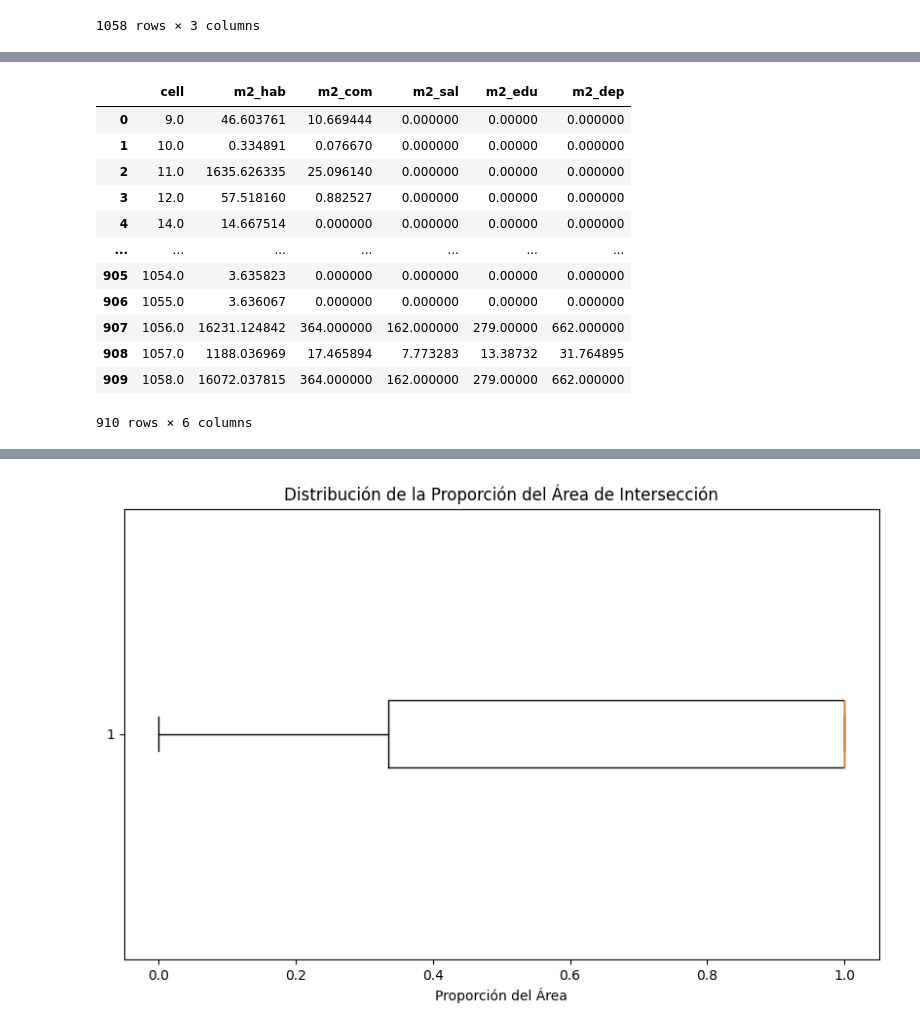
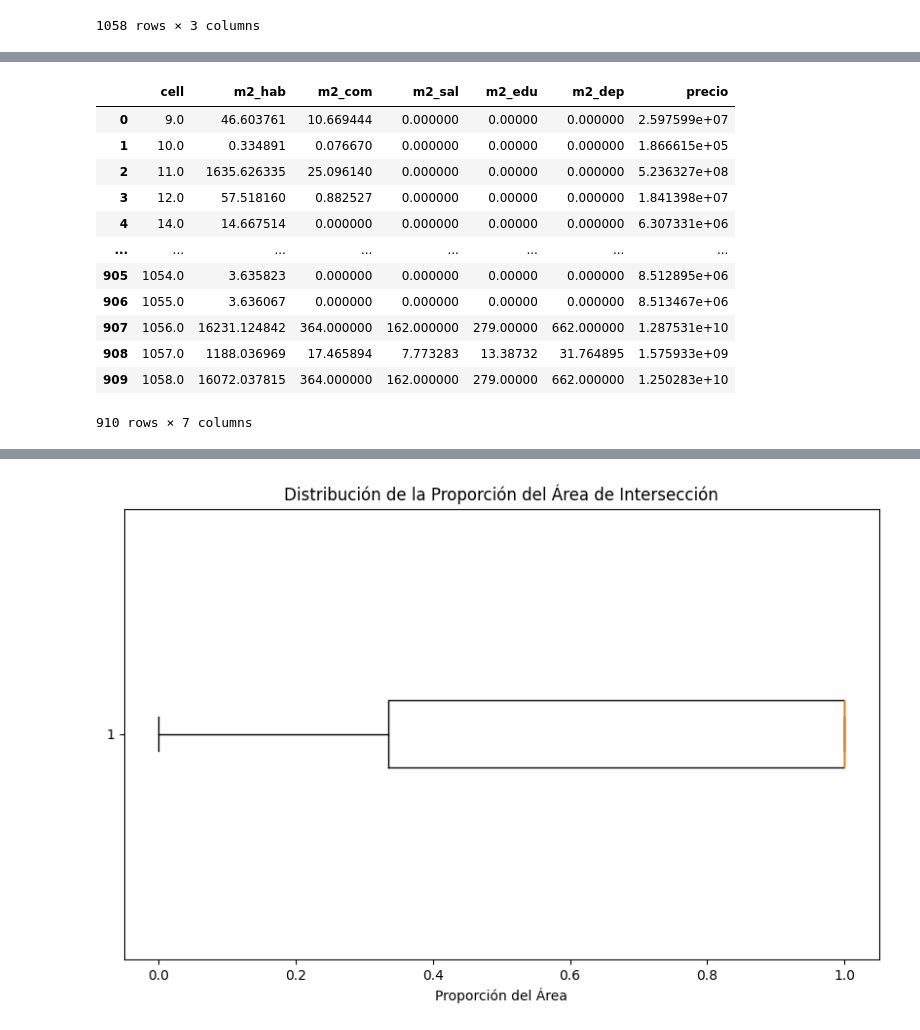
Before and after one commit to aariztiab/Labs-EMLU, a Jupyter notebook: Datos y ejemplos L05.ipynb, the cells around one changed output, grey strips where cells are left out. Drawn from its saved outputs; the diff is of its cells as text; code cells hidden in the pictures.

Commit message:
'precios'

```diff
--- a/Datos y ejemplos L05.ipynb
+++ b/Datos y ejemplos L05.ipynb
@@ -308,3 +348,9 @@ a = Manzana(df_lineas_valdivia, gdf_mz_valdivia)
+# %%
+df_predios_valdivia
+precios = df_predios_valdivia.groupby('Manzana')['Avalúo fiscal'].sum().reset_index()
+precios.rename(columns={'Manzana': 'MANZ_SII'}, inplace=True)
+
+a.df_out = pd.merge(a.df_out, precios, on='MANZ_SII', how='left')
 # %%
 a.df_out.fillna(0, inplace=True)
 manzanas_valdivia = a.df_out
@@ -313,3 +359,6 @@ Para dejar en las mimsas coordenadas
 # %%
 
 manzanas_valdivia = manzanas_valdivia.to_crs(epsg=4326)
+# %%
+manzanas_valdivia['centroide'] = manzanas_valdivia.geometry.centroid
+manzanas_valdivia['area_total_manzana'] = manzanas_valdivia.geometry.area
@@ -595,8 +648,6 @@ interseccion_gdf = gpd.overlay(sii_gdf, grid_gdf, how='intersection')
 # Calcular el área de intersección
 interseccion_gdf['area_interseccion'] = interseccion_gdf.geometry.area
 
-# Calcular el área total de cada manzana del SII
-sii_gdf['area_total_manzana'] = sii_gdf.geometry.area
 
 # Crear una columna en intersección para almacenar la proporción
 interseccion_gdf['proporcion_area'] = interseccion_gdf['area_interseccion'] / interseccion_gdf['area_total_manzana']
@@ -631,26 +680,27 @@ sii_gdf
 4579 rows × 15 columns
 # %%
 sii_gdf['m2_hab'] = sii_gdf['proporcion_area']*sii_gdf['m2_habitacional']
+sii_gdf['precio'] = sii_gdf['proporcion_area']*sii_gdf['Avalúo fiscal']
 sii_gdf['m2_com'] = sii_gdf['proporcion_area']*sii_gdf['m2_somercio']
 sii_gdf['m2_sal'] = sii_gdf['proporcion_area']*sii_gdf['m2_salud']
 sii_gdf['m2_edu'] = sii_gdf['proporcion_area']*sii_gdf['m2_educacion']
 sii_gdf['m2_dep'] = sii_gdf['proporcion_area']*sii_gdf['m2_deporte']
-gdf_agrupado = sii_gdf.groupby('cell', as_index=False).agg({'m2_hab': 'sum', 'm2_com': 'sum', 'm2_sal': 'sum', 'm2_edu': 'sum', 'm2_dep': 'sum'})
+gdf_agrupado = sii_gdf.groupby('cell', as_index=False).agg({'m2_hab': 'sum', 'm2_com': 'sum', 'm2_sal': 'sum', 'm2_edu': 'sum', 'm2_dep': 'sum', 'precio': 'sum'})
 gdf_agrupado
 # %% [output]
-|  | cell | m2_hab | m2_com | m2_sal | m2_edu | m2_dep |
-| 0 | 9.0 | 46.603761 | 10.669444 | 0.000000 | 0.00000 | 0.000000 |
-| 1 | 10.0 | 0.334891 | 0.076670 | 0.000000 | 0.00000 | 0.000000 |
-| 2 | 11.0 | 1635.626335 | 25.096140 | 0.000000 | 0.00000 | 0.000000 |
-| 3 | 12.0 | 57.518160 | 0.882527 | 0.000000 | 0.00000 | 0.000000 |
-| 4 | 14.0 | 14.667514 | 0.000000 | 0.000000 | 0.00000 | 0.000000 |
-| ... | ... | ... | ... | ... | ... | ... |
-| 905 | 1054.0 | 3.635823 | 0.000000 | 0.000000 | 0.00000 | 0.000000 |
-| 906 | 1055.0 | 3.636067 | 0.000000 | 0.000000 | 0.00000 | 0.000000 |
-| 907 | 1056.0 | 16231.124842 | 364.000000 | 162.000000 | 279.00000 | 662.000000 |
-| 908 | 1057.0 | 1188.036969 | 17.465894 | 7.773283 | 13.38732 | 31.764895 |
-| 909 | 1058.0 | 16072.037815 | 364.000000 | 162.000000 | 279.00000 | 662.000000 |
+|  | cell | m2_hab | m2_com | m2_sal | m2_edu | m2_dep | precio |
+| 0 | 9.0 | 46.603761 | 10.669444 | 0.000000 | 0.00000 | 0.000000 | 2.597599e+07 |
+| 1 | 10.0 | 0.334891 | 0.076670 | 0.000000 | 0.00000 | 0.000000 | 1.866615e+05 |
+| 2 | 11.0 | 1635.626335 | 25.096140 | 0.000000 | 0.00000 | 0.000000 | 5.236327e+08 |
+| 3 | 12.0 | 57.518160 | 0.882527 | 0.000000 | 0.00000 | 0.000000 | 1.841398e+07 |
+| 4 | 14.0 | 14.667514 | 0.000000 | 0.000000 | 0.00000 | 0.000000 | 6.307331e+06 |
+| ... | ... | ... | ... | ... | ... | ... | ... |
+| 905 | 1054.0 | 3.635823 | 0.000000 | 0.000000 | 0.00000 | 0.000000 | 8.512895e+06 |
+| 906 | 1055.0 | 3.636067 | 0.000000 | 0.000000 | 0.00000 | 0.000000 | 8.513467e+06 |
+| 907 | 1056.0 | 16231.124842 | 364.000000 | 162.000000 | 279.00000 | 662.000000 | 1.287531e+10 |
+| 908 | 1057.0 | 1188.036969 | 17.465894 | 7.773283 | 13.38732 | 31.764895 | 1.575933e+09 |
+| 909 | 1058.0 | 16072.037815 | 364.000000 | 162.000000 | 279.00000 | 662.000000 | 1.250283e+10 |
-910 rows × 6 columns
+910 rows × 7 columns
 # %%
 import geopandas as gpd
 
```
Also changed, not shown: parts of 15 cells of this notebook.
